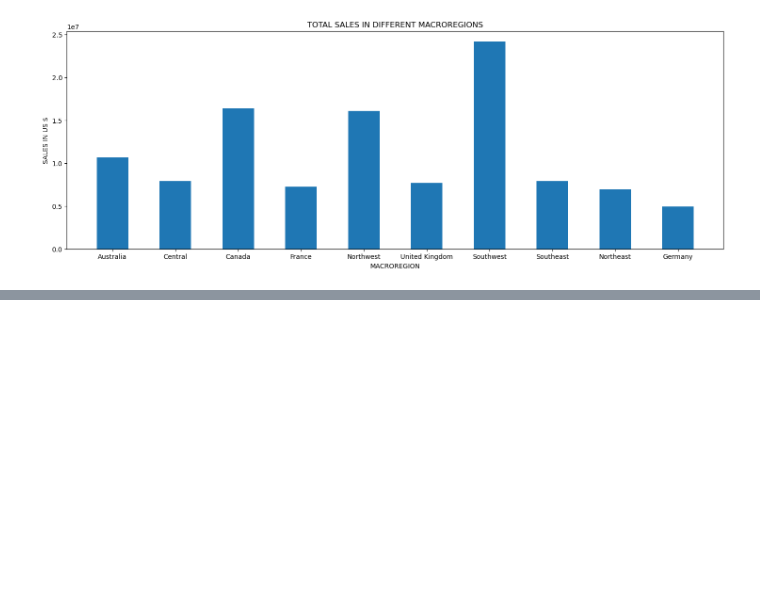
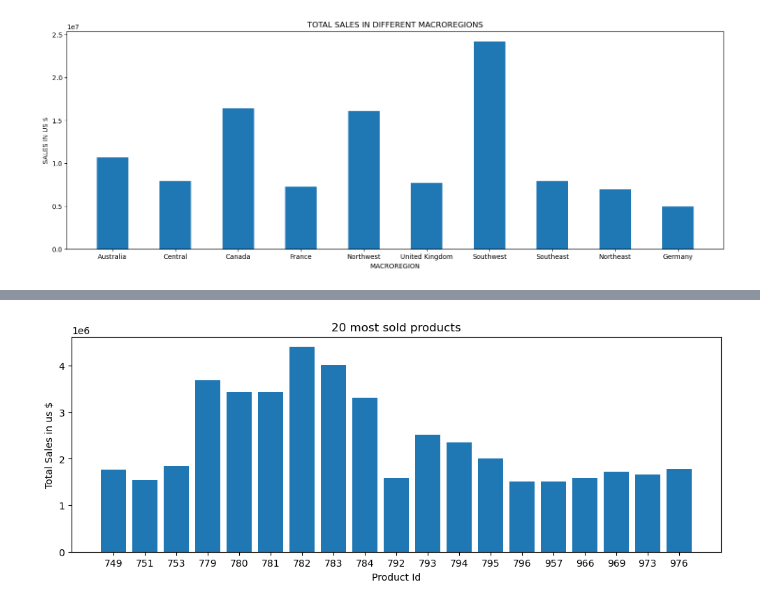
Before and after one commit to giorgio-solinas1980/sql, a Jupyter notebook: SqlKunskapKontroll.ipynb, the cells around one changed output, grey strips where cells are left out. Saved outputs shown, nothing was run; the diff lists cells and outputs as text; code cells hidden in the pictures; blank space fills up the shorter version.

```diff
--- a/SqlKunskapKontroll.ipynb
+++ b/SqlKunskapKontroll.ipynb
@@ -271,0 +211,6 @@ Text(0.5, 1.0, '20 most sold products')
+# %%
+df_by_sales=pd.read_sql(sql="""
+SELECT [Name], a.ProductID, sum(LineTotal) as Tot FROM Production.Product as a
+INNER JOIN Sales.SalesOrderDetail as b on a.ProductID=b.ProductID
+GROUP BY [Name], a.ProductID
+order by ProductID""", con=connection)
@@ -271,0 +226,2 @@ Text(0.5, 1.0, '20 most sold products')
+# %%
+top20_df= df_by_sales[df_by_sales['Tot']>r['Tot'][0]]
@@ -271,0 +248,16 @@ Text(0.5, 1.0, '20 most sold products')
+# %%
+"""x2=[]
+   for value in top20_df['ProductID']:
+     x2.append(str(value))"""
+x2=[str(value) for value in top20_df['ProductID']]
+# %%
+y2=top['Tot']
+# %%
+fig, ax = plt.subplots(figsize=(12,4))
+ax.bar(x2,y2)
+ax.set_xlabel('Product Id')
+ax.set_ylabel('Total Sales in us $')
+ax.set_title('20 most sold products')
+plt.show()
+# %% [output]
+[figure, added]
```
Also changed, not shown: parts of 36 cells of this notebook.
